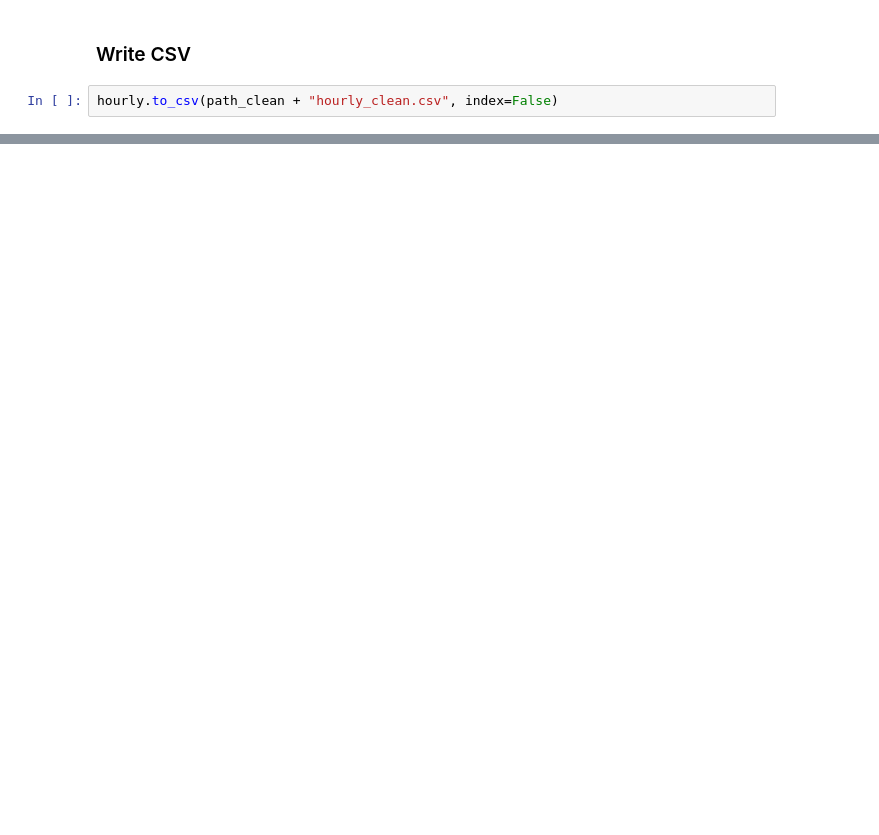
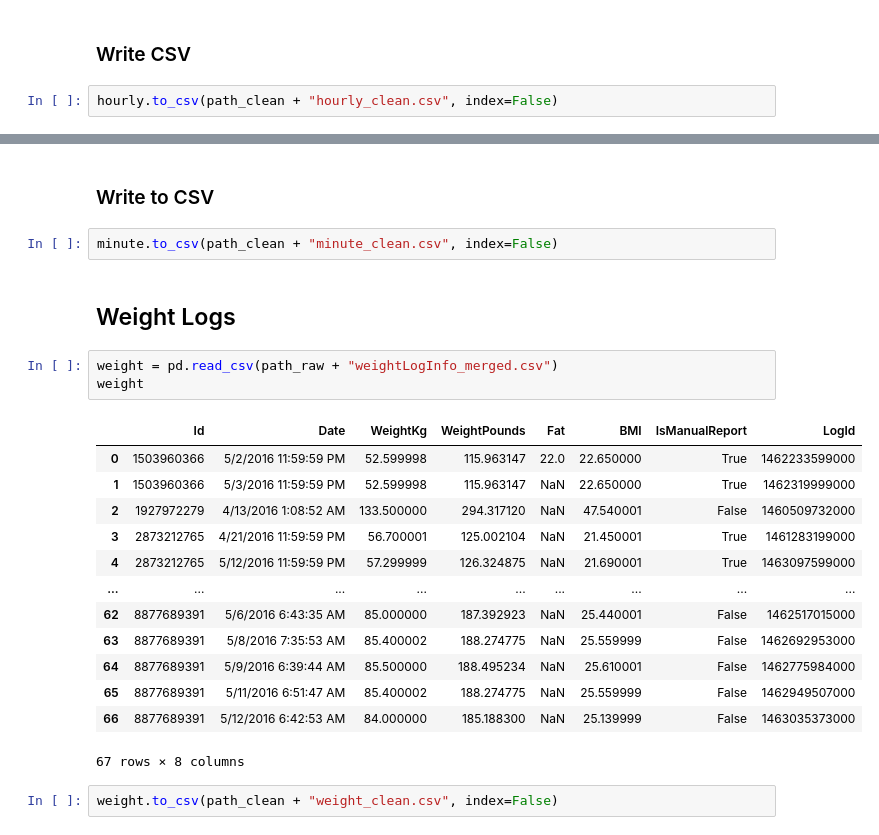
Before and after one commit to ericzander/gda-smart-device, a Jupyter notebook: notebooks/cleaning.ipynb, the cells around one changed output, grey strips where cells are left out. Saved outputs shown, nothing was run; the diff lists cells and outputs as text; blank space fills up the shorter version.

Commit message:
Added more data cleaning and documentation

```diff
--- a/notebooks/cleaning.ipynb
+++ b/notebooks/cleaning.ipynb
@@ -201,0 +338,25 @@ hourly.to_csv(path_clean + "hourly_clean.csv", index=False)
+# %% [markdown]
+### Write to CSV
+# %%
+minute.to_csv(path_clean + "minute_clean.csv", index=False)
+# %% [markdown]
+## Weight Logs
+# %%
+weight = pd.read_csv(path_raw + "weightLogInfo_merged.csv")
+weight
+# %% [output]
+|  | Id | Date | WeightKg | WeightPounds | Fat | BMI | IsManualReport | LogId |
+| 0 | 1503960366 | 5/2/2016 11:59:59 PM | 52.599998 | 115.963147 | 22.0 | 22.650000 | True | 1462233599000 |
+| 1 | 1503960366 | 5/3/2016 11:59:59 PM | 52.599998 | 115.963147 | NaN | 22.650000 | True | 1462319999000 |
+| 2 | 1927972279 | 4/13/2016 1:08:52 AM | 133.500000 | 294.317120 | NaN | 47.540001 | False | 1460509732000 |
+| 3 | 2873212765 | 4/21/2016 11:59:59 PM | 56.700001 | 125.002104 | NaN | 21.450001 | True | 1461283199000 |
+| 4 | 2873212765 | 5/12/2016 11:59:59 PM | 57.299999 | 126.324875 | NaN | 21.690001 | True | 1463097599000 |
+| ... | ... | ... | ... | ... | ... | ... | ... | ... |
+| 62 | 8877689391 | 5/6/2016 6:43:35 AM | 85.000000 | 187.392923 | NaN | 25.440001 | False | 1462517015000 |
+| 63 | 8877689391 | 5/8/2016 7:35:53 AM | 85.400002 | 188.274775 | NaN | 25.559999 | False | 1462692953000 |
+| 64 | 8877689391 | 5/9/2016 6:39:44 AM | 85.500000 | 188.495234 | NaN | 25.610001 | False | 1462775984000 |
+| 65 | 8877689391 | 5/11/2016 6:51:47 AM | 85.400002 | 188.274775 | NaN | 25.559999 | False | 1462949507000 |
+| 66 | 8877689391 | 5/12/2016 6:42:53 AM | 84.000000 | 185.188300 | NaN | 25.139999 | False | 1463035373000 |
+67 rows × 8 columns
+# %%
+weight.to_csv(path_clean + "weight_clean.csv", index=False)
```
Also changed, not shown: parts of 21 cells of this notebook, 6 other files.
